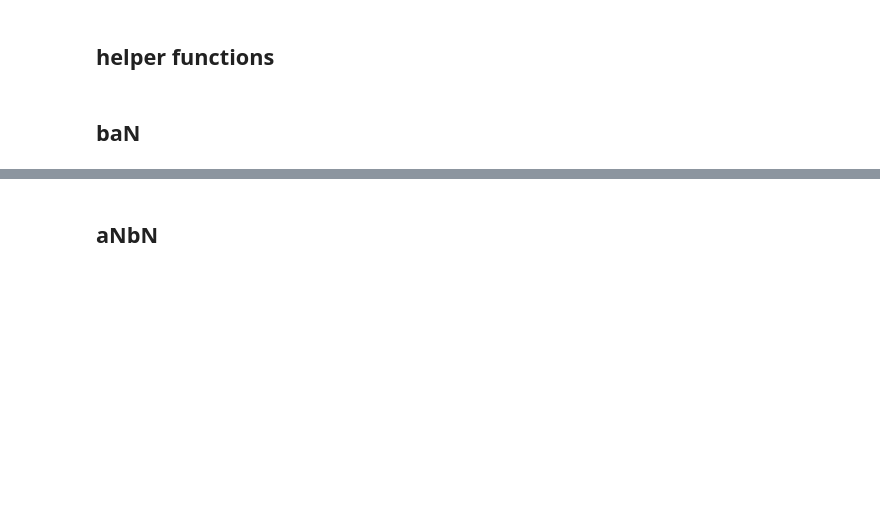
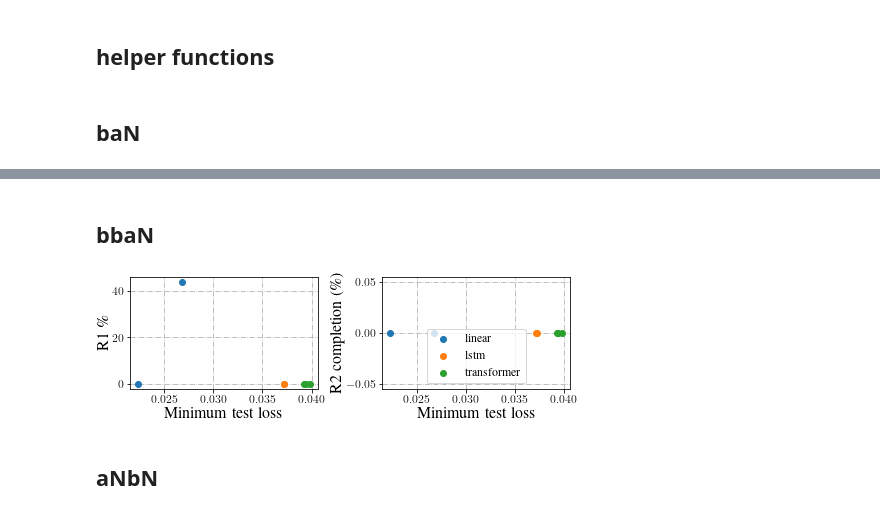
Before and after one commit to meszarosanna/rule_extrapolation, a Jupyter notebook: notebooks/extrapolation_figures.ipynb, the cells around one changed output, grey strips where cells are left out. Drawn from its saved outputs; the diff is of its cells as text; code cells hidden in the pictures; blank space fills up the shorter version.

Commit message:
plot summary for r1/r2

```diff
--- a/notebooks/extrapolation_figures.ipynb
+++ b/notebooks/extrapolation_figures.ipynb
@@ -145,3 +149,9 @@ plot_loss_vs_rules(ban_df, ban_stats, filename="ban_loss_vs_rules")
+# %% [markdown]
+## bbaN
+# %%
+plot_loss_vs_rules(bban_df, bban_stats, filename="bban_loss_vs_rules")
+# %% [output]
+[figure, added]
 # %% [markdown]
 ## aNbN
 # %%
```
Also changed, not shown: parts of 6 cells of this notebook.
